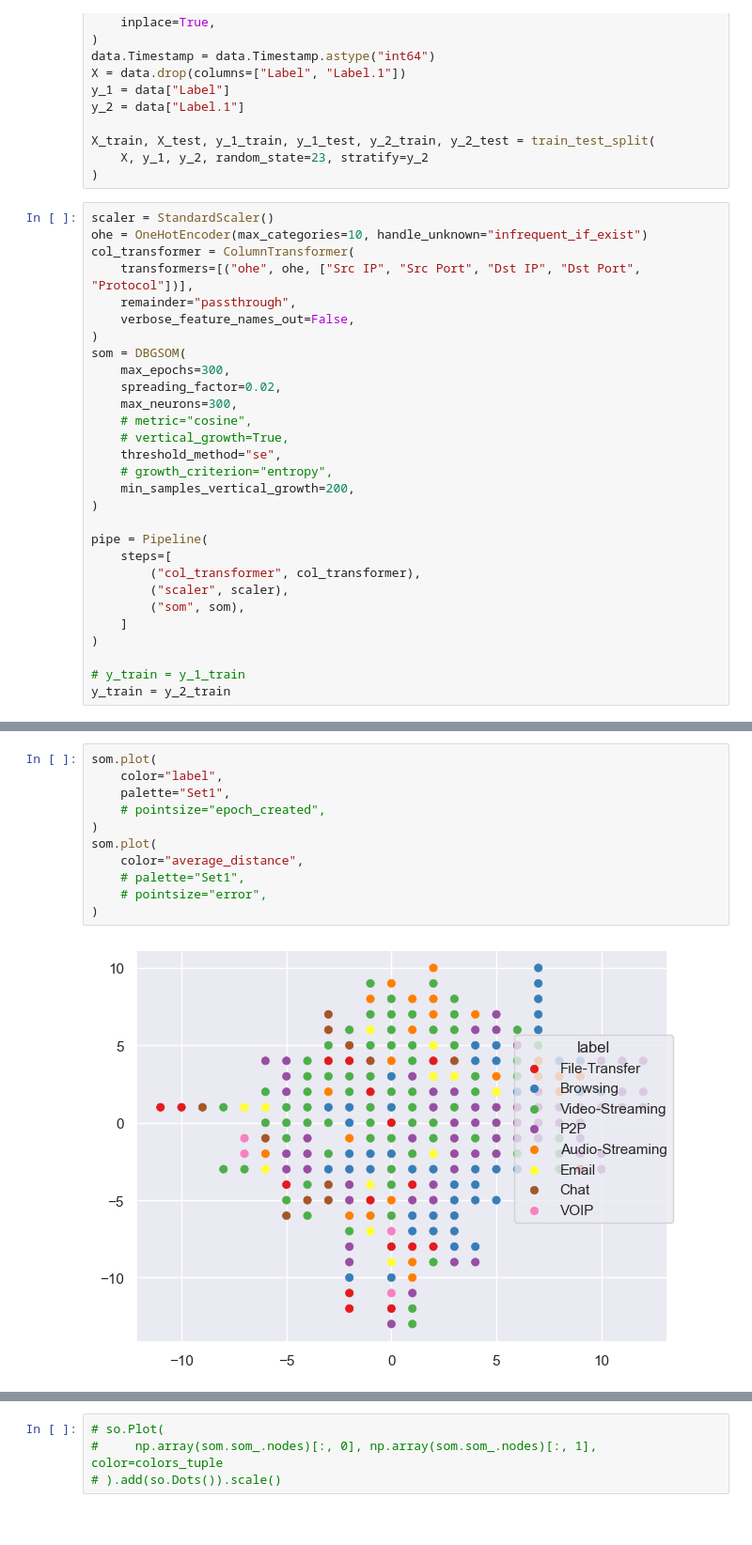
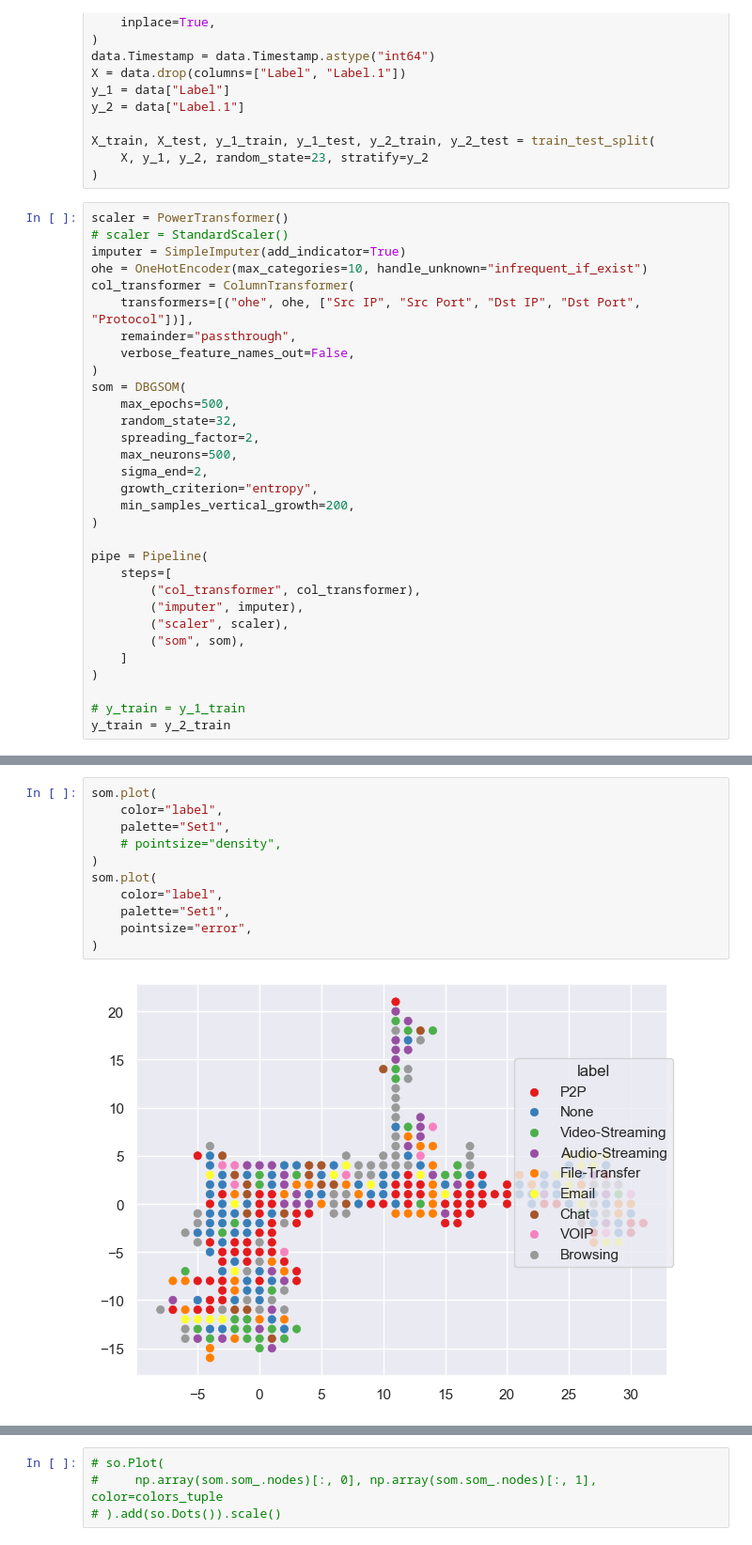
Before and after one commit to SandroMartens/DBGSOM, a Jupyter notebook: examples/darknet.ipynb, the cells around one changed output, grey strips where cells are left out. Shown: that part at 94% size. Saved outputs shown, nothing was run; the diff lists cells and outputs as text.

```diff
--- a/examples/darknet.ipynb
+++ b/examples/darknet.ipynb
@@ -39,7 +40,9 @@ X_train, X_test, y_1_train, y_1_test, y_2_train, y_2_test = train_test_split(
     X, y_1, y_2, random_state=23, stratify=y_2
 )
 # %%
-scaler = StandardScaler()
+scaler = PowerTransformer()
+# scaler = StandardScaler()
+imputer = SimpleImputer(add_indicator=True)
 ohe = OneHotEncoder(max_categories=10, handle_unknown="infrequent_if_exist")
 col_transformer = ColumnTransformer(
     transformers=[("ohe", ohe, ["Src IP", "Src Port", "Dst IP", "Dst Port", "Protocol"])],
@@ -47,19 +50,19 @@ col_transformer = ColumnTransformer(
     verbose_feature_names_out=False,
 )
 som = DBGSOM(
-    max_epochs=300,
-    spreading_factor=0.02,
-    max_neurons=300,
-    # metric="cosine",
-    # vertical_growth=True,
-    threshold_method="se",
-    # growth_criterion="entropy",
+    max_epochs=500,
+    random_state=32,
+    spreading_factor=2,
+    max_neurons=500,
+    sigma_end=2,
+    growth_criterion="entropy",
     min_samples_vertical_growth=200,
 )
 
 pipe = Pipeline(
     steps=[
         ("col_transformer", col_transformer),
+        ("imputer", imputer),
         ("scaler", scaler),
         ("som", som),
     ]
@@ -87,13 +75,13 @@ Pipeline(steps=[('col_transformer',
 # %%
 som.plot(
     color="label",
     palette="Set1",
-    # pointsize="epoch_created",
+    # pointsize="density",
 )
 som.plot(
-    color="average_distance",
-    # palette="Set1",
-    # pointsize="error",
+    color="label",
+    palette="Set1",
+    pointsize="error",
 )
 # %% [output]
-[figure, old version]
+[figure, new version]
```
Also changed, not shown: parts of 15 cells of this notebook, 1 other file.
